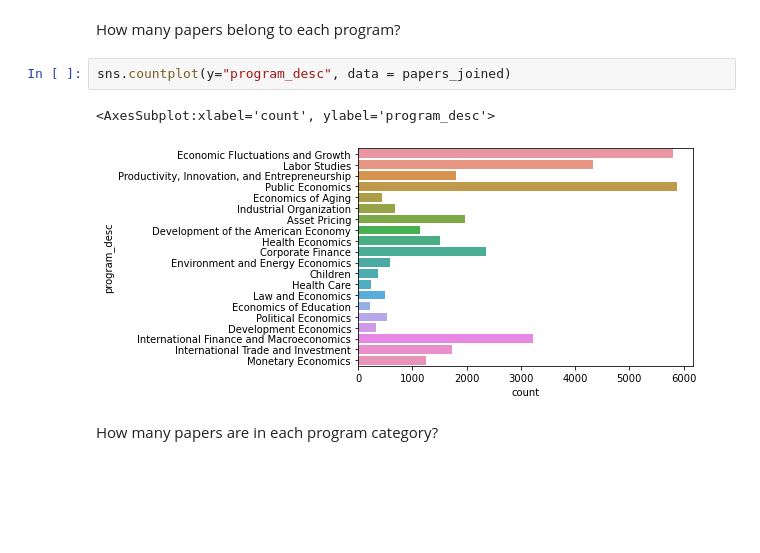
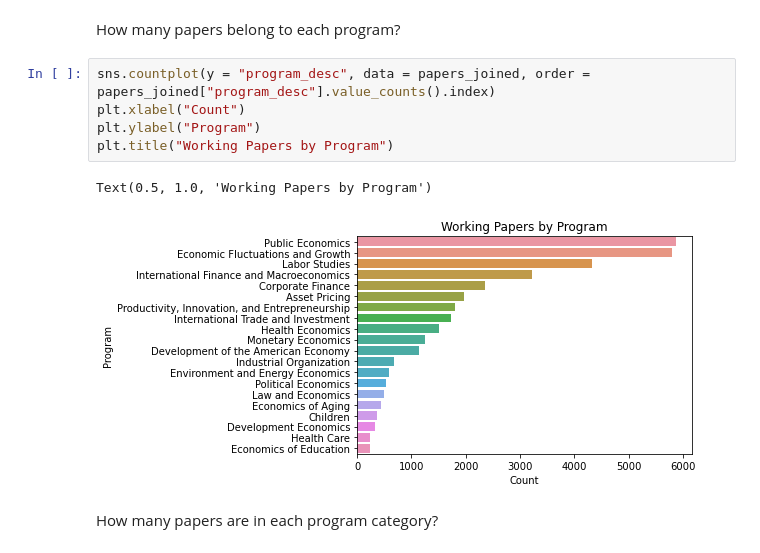
Before and after one commit to rvillanuevaunger/nber_multiclass_pred, a Jupyter notebook: nber_papers.ipynb, the cells around one changed output. Drawn from its saved outputs; the diff is of its cells as text; blank space fills up the shorter version.

Commit message:
Update nber_papers.ipynb
Updated graphs

```diff
--- a/nber_papers.ipynb
+++ b/nber_papers.ipynb
@@ -28,11 +28,14 @@ papers_joined = papers_joined[papers_joined["program_category"].notnull()]
 papers_joined = papers_joined.drop_duplicates(subset=["paper", "program_category", "year", "title"])
 # %% [markdown]
 How many papers belong to each program?
-# %%
-sns.countplot(y="program_desc", data = papers_joined)
-# %% [output]
-<AxesSubplot:xlabel='count', ylabel='program_desc'>
-[figure, removed]
+# %%
+sns.countplot(y = "program_desc", data = papers_joined, order = papers_joined["program_desc"].value_counts().index)
+plt.xlabel("Count")
+plt.ylabel("Program")
+plt.title("Working Papers by Program")
+# %% [output]
+Text(0.5, 1.0, 'Working Papers by Program')
+[figure, added]
 # %% [markdown]
 How many papers are in each program category?
 # %%
```
Also changed, not shown: parts of 1 cell of this notebook.
